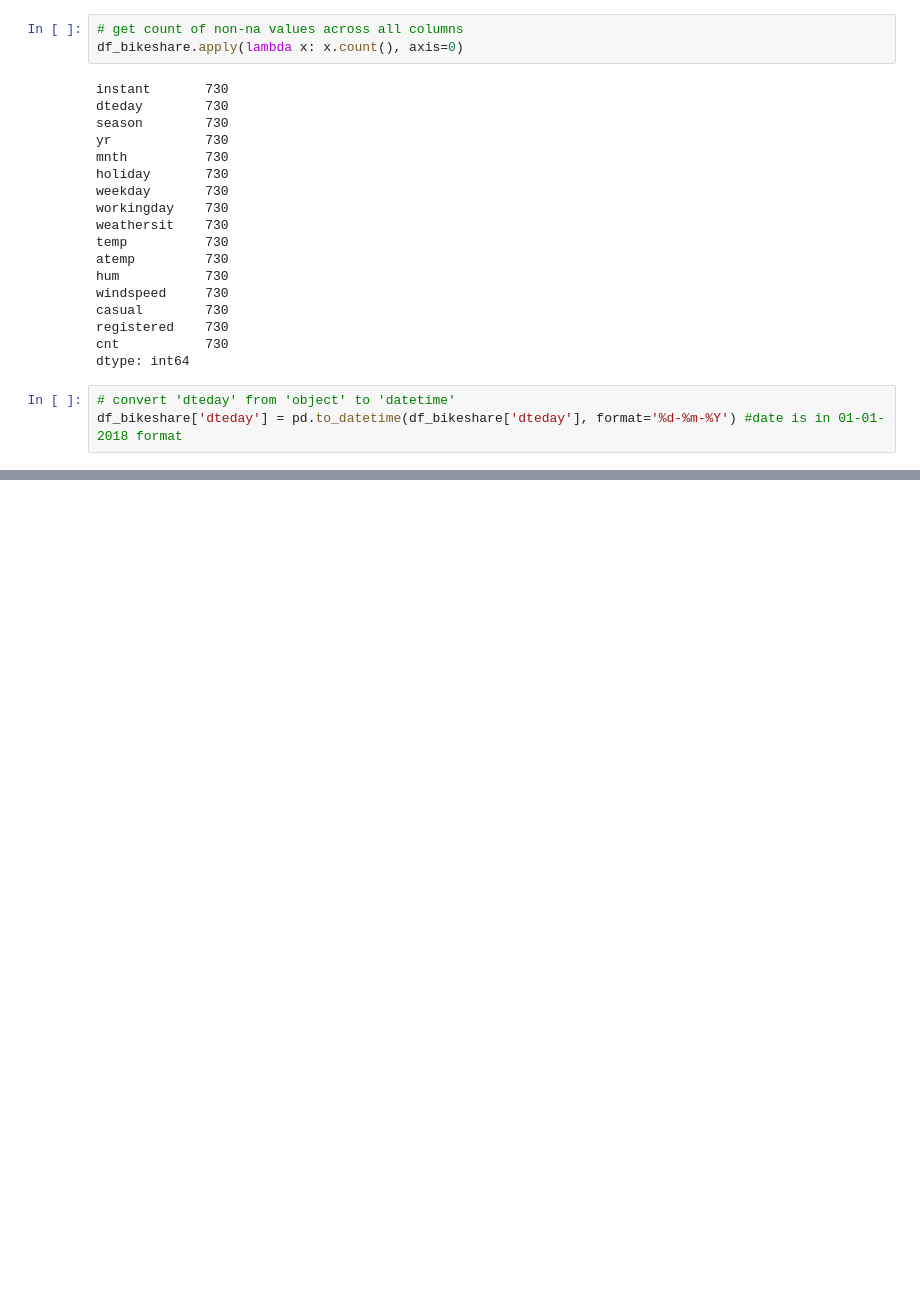
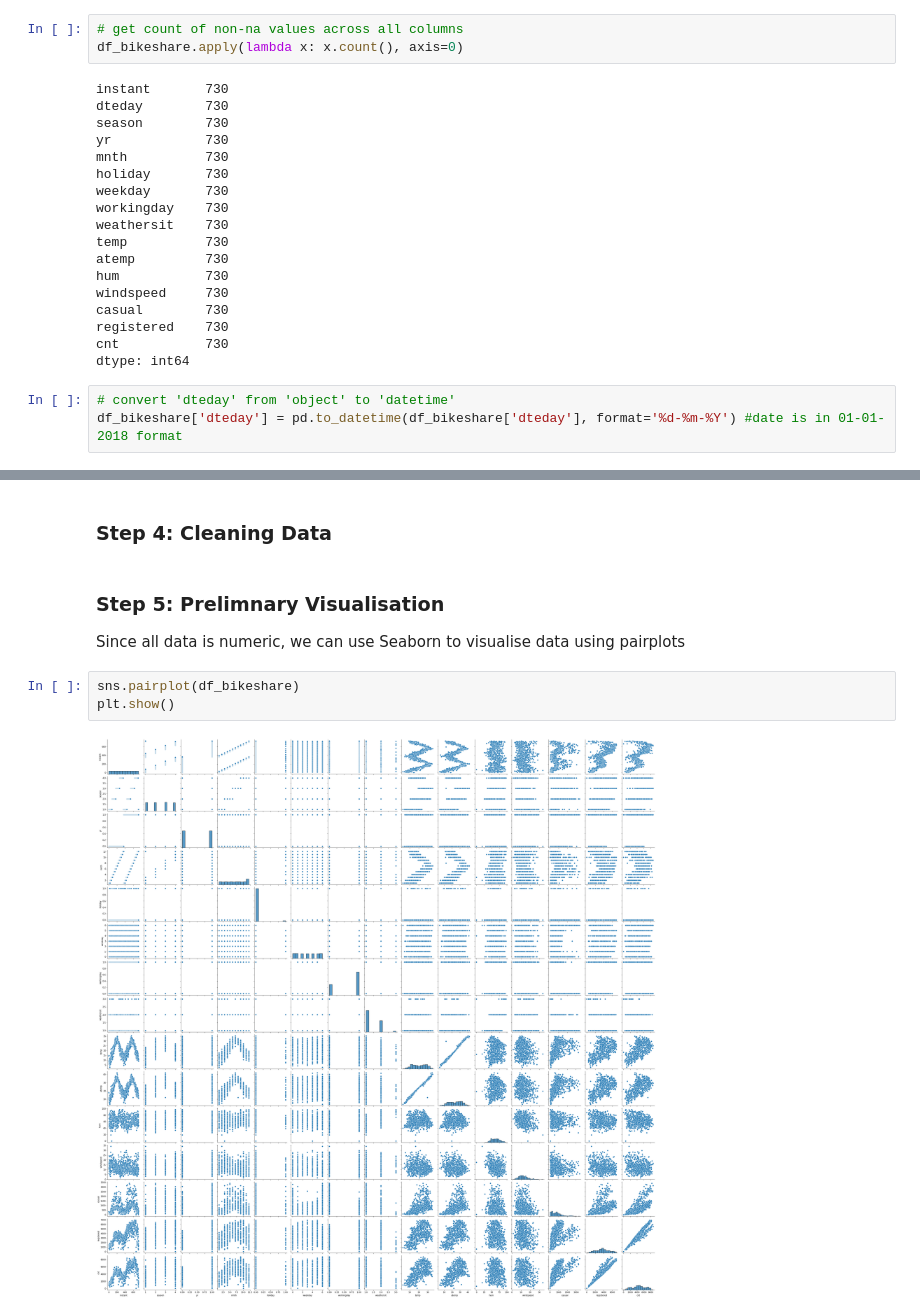
Before and after one commit to ishankarve/Linear-Regression, a Jupyter notebook: Multiple Linear Regression in Python/Assignment/Bike Sharing.ipynb, the cells around one changed output, grey strips where cells are left out. Drawn from its saved outputs; the diff is of its cells as text; blank space fills up the shorter version.

Commit message:
adding visualisation

```diff
--- a/Multiple Linear Regression in Python/Assignment/Bike Sharing.ipynb
+++ b/Multiple Linear Regression in Python/Assignment/Bike Sharing.ipynb
@@ -152,0 +166,10 @@ df_bikeshare['dteday'] = pd.to_datetime(df_bikeshare['dteday'], format='%d-%m-%Y
+# %% [markdown]
+### **Step 4: Cleaning Data**
+# %% [markdown]
+### **Step 5: Prelimnary Visualisation**
+Since all data is numeric, we can use Seaborn to visualise data using pairplots
+# %%
+sns.pairplot(df_bikeshare)
+plt.show()
+# %% [output]
+[figure, added]
```
Also changed, not shown: parts of 1 cell of this notebook.
